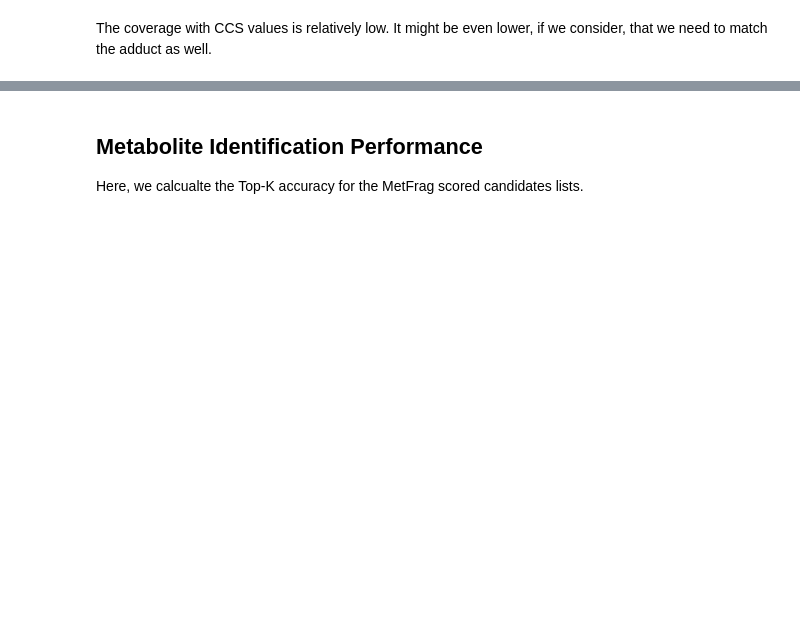
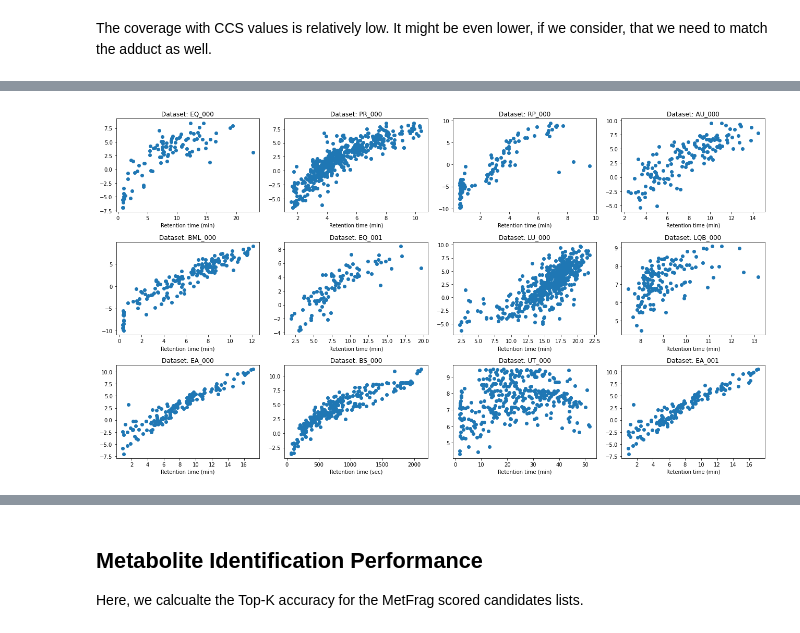
Before and after one commit to bachi55/massbank_for_ML, a Jupyter notebook: analysis/dataset_overview.ipynb, the cells around one changed output, grey strips where cells are left out. Drawn from its saved outputs; the diff is of its cells as text; code cells hidden in the pictures; blank space fills up the shorter version.

```diff
--- a/analysis/dataset_overview.ipynb
+++ b/analysis/dataset_overview.ipynb
@@ -163,0 +237,4 @@ The coverage with CCS values is relatively low. It might be even lower, if we co
+# %%
+from rosvm.ranksvm.rank_svm_cls import KernelRankSVC, Labels
+
+y = Labels(rts=rt_df.rt, dss=rt_df.dataset)
@@ -163,0 +243,14 @@ The coverage with CCS values is relatively low. It might be even lower, if we co
+# %%
+fig, axrr = plt.subplots(3, len(DS) // 3, sharey=False, sharex=False, figsize=(18, 10))
+for idx, ds in enumerate(DS):
+    _df = pd.read_csv(os.path.join(IDIR, "mol_rt_info", ds + ".csv"))
+    r, c = np.unravel_index(idx, axrr.shape)
+
+    X_ds = fprinter.transform(_df.smiles_iso.values)
+
+    axrr[r, c].scatter(_df["rt"], rosvm.predict_pointwise(X_ds))
+    axrr[r, c].set_title("Dataset: %s" % ds)
+    axrr[r, c].set_xlabel("Retention time (%s)" % _df["rt_unit"][0])
+plt.tight_layout()
+# %% [output]
+[figure, added]
```
Also changed, not shown: parts of 22 cells of this notebook, 1 other file.
